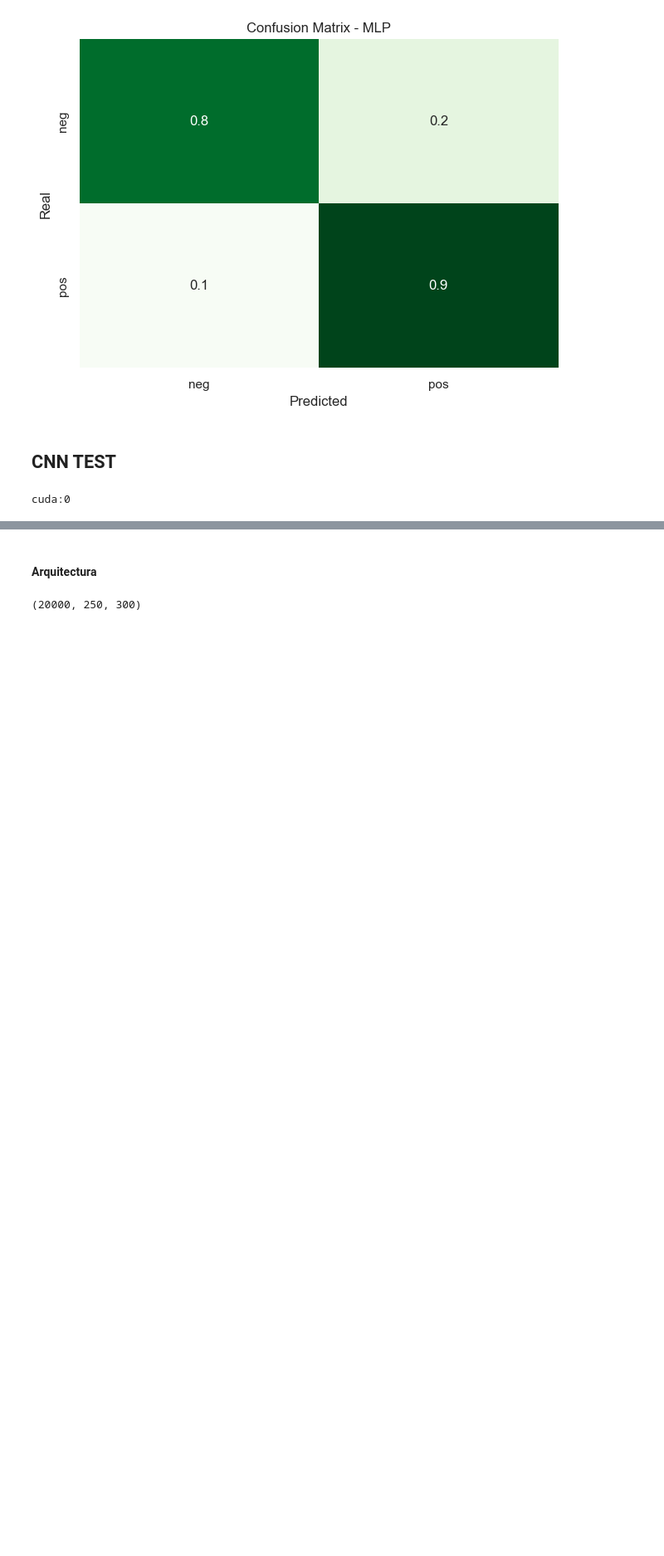
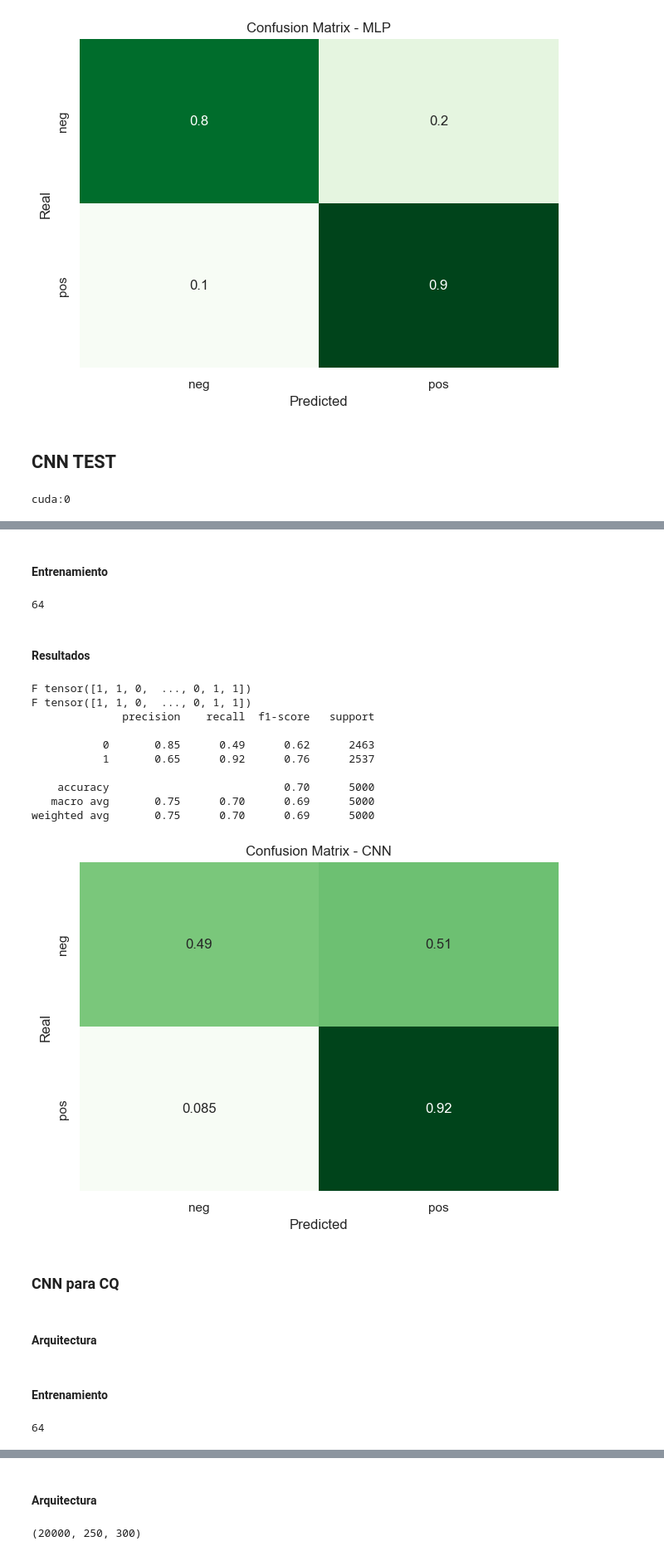
Before and after one commit to Adrian-Cespedes/Proy4-ML, a Jupyter notebook: mainCNN.ipynb, the cells around one changed output, grey strips where cells are left out. Shown at 83% size. Cells and saved outputs as stored; diff of their text form; code cells hidden in the pictures; blank space fills up the shorter version.

```diff
--- a/mainCNN.ipynb
+++ b/mainCNN.ipynb
@@ -17,7 +17,7 @@ Integrantes:
 TEST_SIZE = 0.2
 P_SEED = 2024
 
-W2V_WORDS = 150
+W2V_WORDS = 250
 CQ_CHARS = 1500
 # %% [markdown]
 # 1. Preparación y analisis de datos
@@ -1054,0 +1110,9 @@ cuda:0
+# %% [markdown]
+#### Entrenamiento
+# %%
+# Modelos
+modelCNN = CNN_TFIDF().to(device)
+loss = torch.nn.CrossEntropyLoss() # Cross entropy
+optimizer = torch.optim.AdamW(modelCNN.parameters(), lr = 0.01, weight_decay=1e-5)
+# %% [output]
+64
@@ -1054,0 +1129,26 @@ cuda:0
+# %% [markdown]
+#### Resultados
+# %%
+# x_test_dv = torch.tensor(x_test.toarray(), dtype=torch.float32)
+x_test_dv = torch.tensor(x_test_wd, dtype=torch.float32).reshape(-1, 1, W2V_WORDS, 300)
+y_test_dv = torch.tensor(y_test_wd, dtype=torch.long)
+test_dataset = TensorDataset(x_test_dv, y_test_dv)
+test_loader = DataLoader(test_dataset, batch_size=BATCH_SIZE, shuffle=True)
+
+test(modelCNN, test_loader, "CNN")
+# %% [output]
+F tensor([1, 1, 0,  ..., 0, 1, 1])
+F tensor([1, 1, 0,  ..., 0, 1, 1])
+              precision    recall  f1-score   support
+
+           0       0.85      0.49      0.62      2463
+           1       0.65      0.92      0.76      2537
+
+    accuracy                           0.70      5000
+   macro avg       0.75      0.70      0.69      5000
+weighted avg       0.75      0.70      0.69      5000
+[figure, added]
+# %% [markdown]
+### CNN para CQ
+# %% [markdown]
+#### Arquitectura
@@ -1054,0 +1207,9 @@ cuda:0
+# %% [markdown]
+#### Entrenamiento
+# %%
+# Modelos
+modelCNN = CNN_CQ().to(device)
+loss = torch.nn.CrossEntropyLoss() # Cross entropy
+optimizer = torch.optim.AdamW(modelCNN.parameters(), lr = 0.01, weight_decay=1e-5)
+# %% [output]
+64
```
Also changed, not shown: parts of 22 cells of this notebook.
